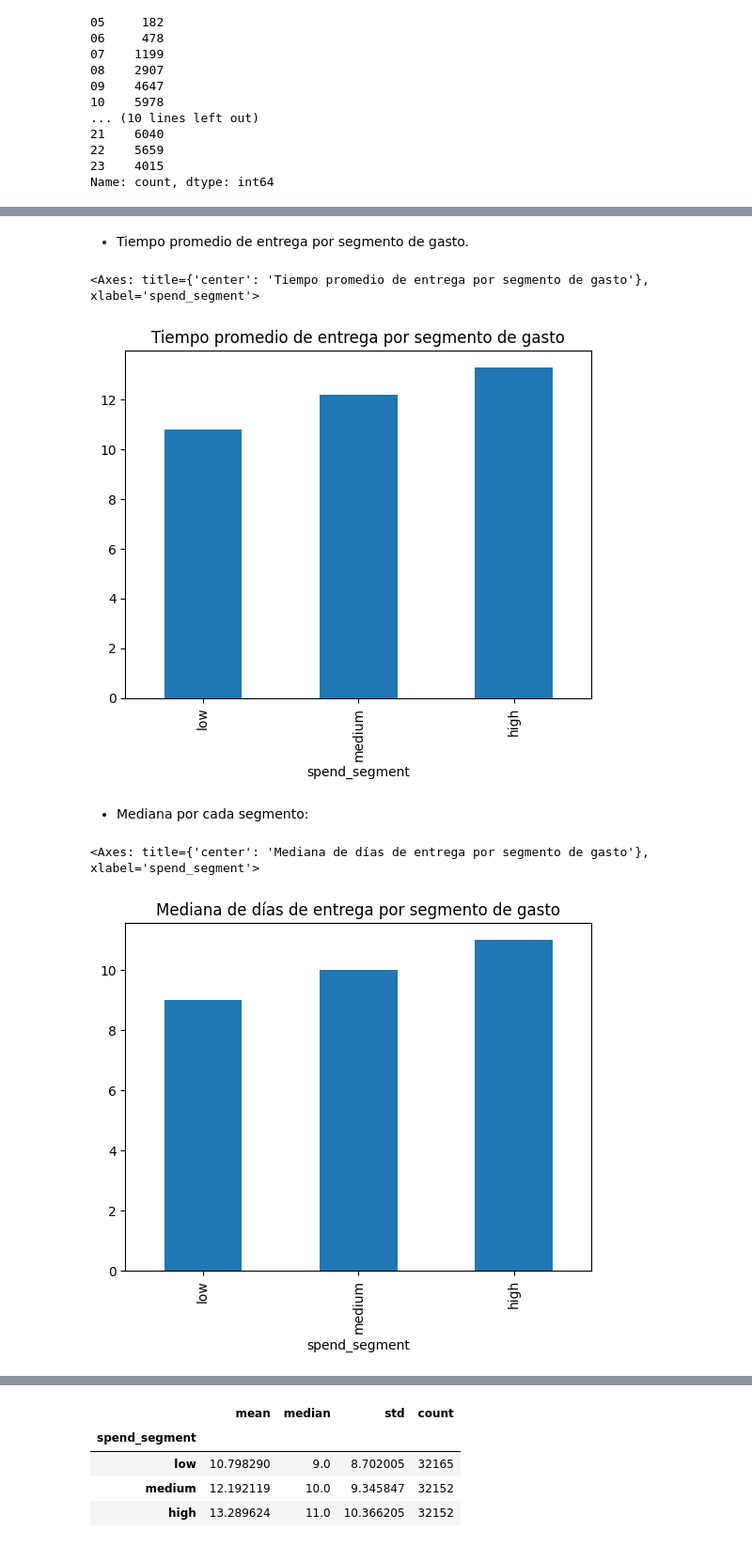
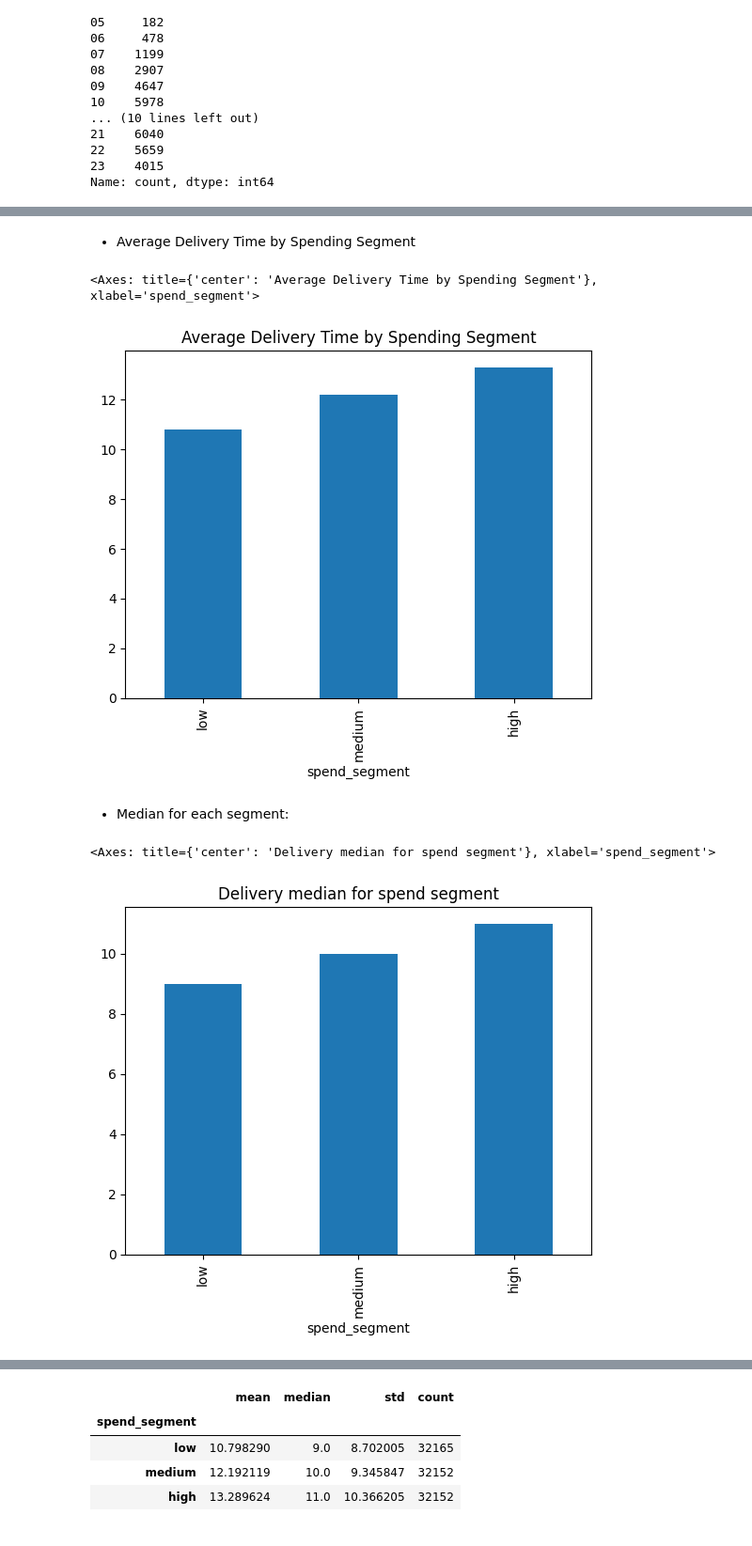
Before and after one commit to SoutoSebastian/ecommerce-analytics-sql-ml, a Jupyter notebook: notebooks/02_analytics.ipynb, the cells around one changed output, grey strips where cells are left out. Shown at 94% size. Cells and saved outputs as stored; diff of their text form; code cells hidden in the pictures.

```diff
--- a/notebooks/02_analytics.ipynb
+++ b/notebooks/02_analytics.ipynb
@@ -142,20 +151,20 @@ Analizaremos si hay relación entre cuanto gasta un cliente y que tan rápido re
 # %% [markdown]
-* Tiempo promedio de entrega por segmento de gasto.
+* Average Delivery Time by Spending Segment
 # %%
 delivery_by_segment = df.groupby("spend_segment")["delivery_days"].mean()
 
 delivery_by_segment.plot(
     kind="bar",
-    title="Tiempo promedio de entrega por segmento de gasto"
+    title="Average Delivery Time by Spending Segment"
 )
 # %% [output]
-<Axes: title={'center': 'Tiempo promedio de entrega por segmento de gasto'}, xlabel='spend_segment'>
+<Axes: title={'center': 'Average Delivery Time by Spending Segment'}, xlabel='spend_segment'>
-[figure, old version]
+[figure, new version]
 # %% [markdown]
-* Mediana por cada segmento:
+* Median for each segment:
 # %%
-df.groupby("spend_segment")["delivery_days"].median().plot(kind="bar", title= "Mediana de días de entrega por segmento de gasto")
+df.groupby("spend_segment")["delivery_days"].median().plot(kind="bar", title= "Delivery median for spend segment")
 # %% [output]
-<Axes: title={'center': 'Mediana de días de entrega por segmento de gasto'}, xlabel='spend_segment'>
+<Axes: title={'center': 'Delivery median for spend segment'}, xlabel='spend_segment'>
-[figure, old version]
+[figure, new version]
 # %% [markdown]
```
Also changed, not shown: parts of 35 cells of this notebook, 3 other files.
